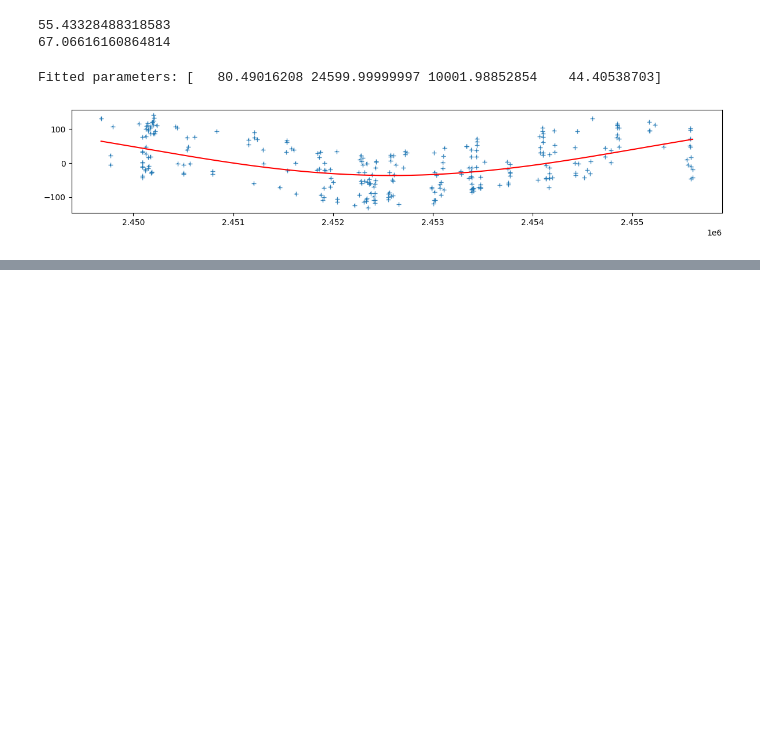
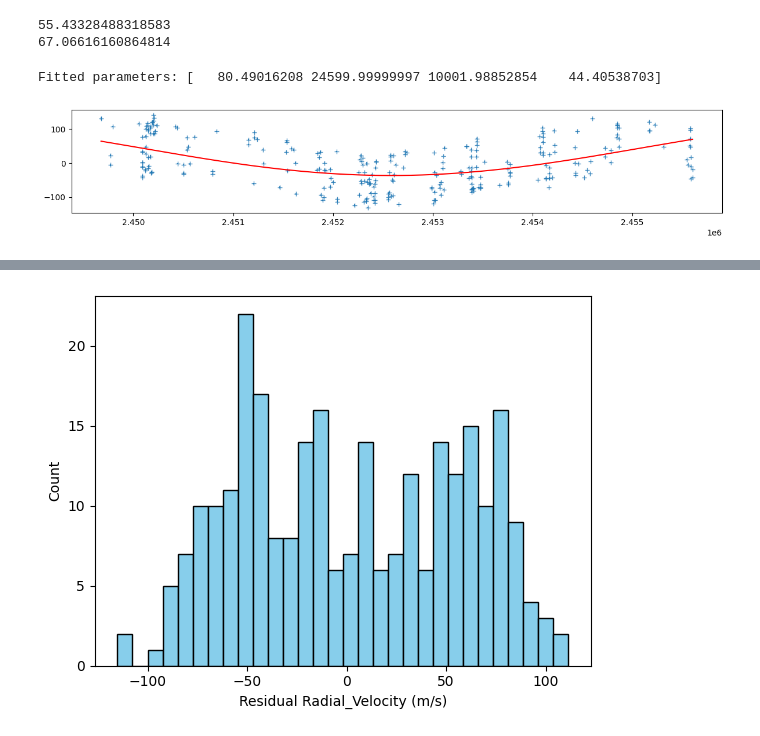
Before and after one commit to jwmckeown007/astr19groupf, a Jupyter notebook: fifty_five_cnc_data_errorbarnew.ipynb, the cells around one changed output, grey strips where cells are left out. Saved outputs shown, nothing was run; the diff lists cells and outputs as text; code cells hidden in the pictures; blank space fills up the shorter version.

```diff
--- a/fifty_five_cnc_data_errorbarnew.ipynb
+++ b/fifty_five_cnc_data_errorbarnew.ipynb
@@ -167,0 +192,10 @@ Fitted parameters: [   80.49016208 24599.99999997 10001.98852854    44.40538703]
+# %%
+# Task 4: Plot the histogram of the residual radial velocity
+bins = 30  # TODO Is this bin width reasonable
+plt.hist(data_residuals, bins=bins, edgecolor='black', color='skyblue')
+plt.xlabel('Residual Radial_Velocity (m/s)')
+plt.ylabel('Count')
+
+plt.savefig('ResidualRadialVelocityHistogram.pdf', bbox_inches='tight', dpi=600)
+# %% [output]
+[figure, added]
```
Also changed, not shown: parts of 5 cells of this notebook.
